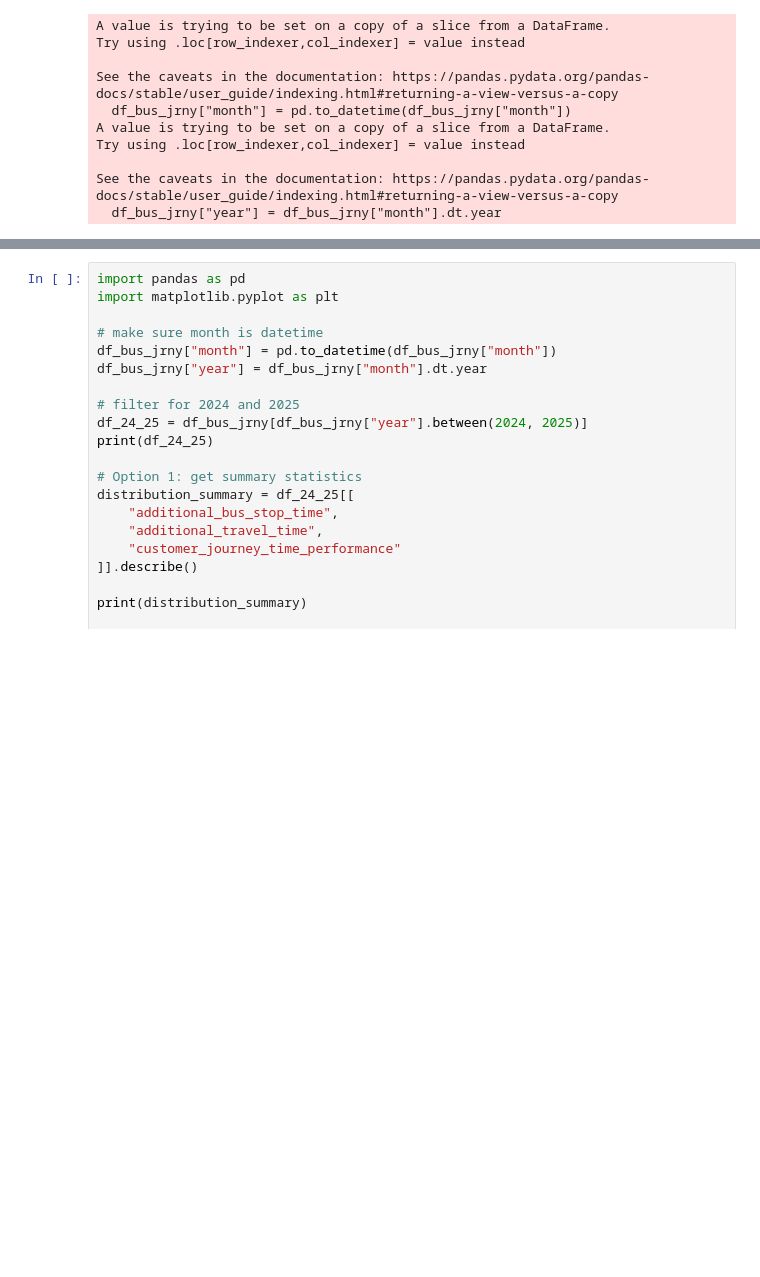
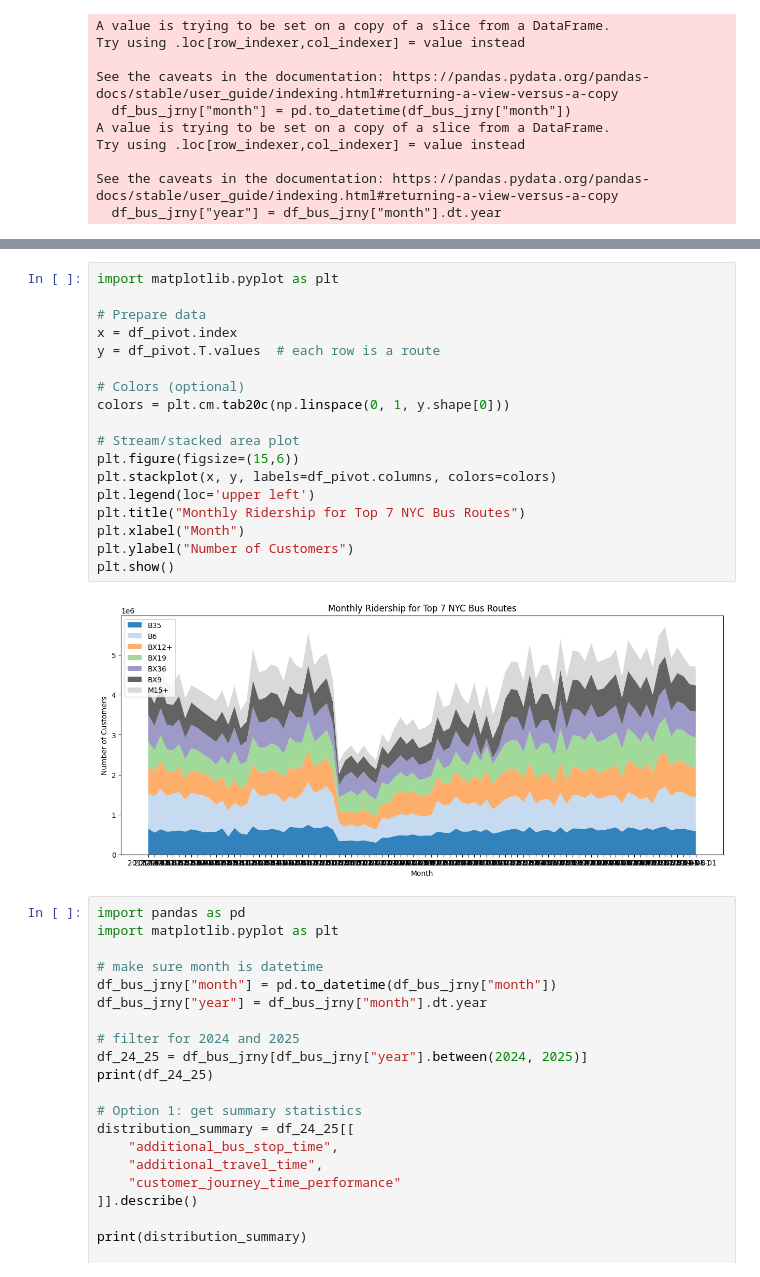
Before and after one commit to djbrown227/fare_evasion, a Jupyter notebook: notebooks/02_data_cleaning.ipynb, the cells around one changed output, grey strips where cells are left out. Saved outputs shown, nothing was run; the diff lists cells and outputs as text; blank space fills up the shorter version.

```diff
--- a/notebooks/02_data_cleaning.ipynb
+++ b/notebooks/02_data_cleaning.ipynb
@@ -1565,3 +1606,23 @@ See the caveats in the documentation: https://pandas.pydata.org/pandas-docs/stab
+# %%
+import matplotlib.pyplot as plt
+
+# Prepare data
+x = df_pivot.index
+y = df_pivot.T.values  # each row is a route
+
+# Colors (optional)
+colors = plt.cm.tab20c(np.linspace(0, 1, y.shape[0]))
+
+# Stream/stacked area plot
+plt.figure(figsize=(15,6))
+plt.stackplot(x, y, labels=df_pivot.columns, colors=colors)
+plt.legend(loc='upper left')
+plt.title("Monthly Ridership for Top 7 NYC Bus Routes")
+plt.xlabel("Month")
+plt.ylabel("Number of Customers")
+plt.show()
+# %% [output]
+[figure, added]
 # %%
 import pandas as pd
 import matplotlib.pyplot as plt
```
Also changed, not shown: parts of 3 cells of this notebook, 7 other files.
